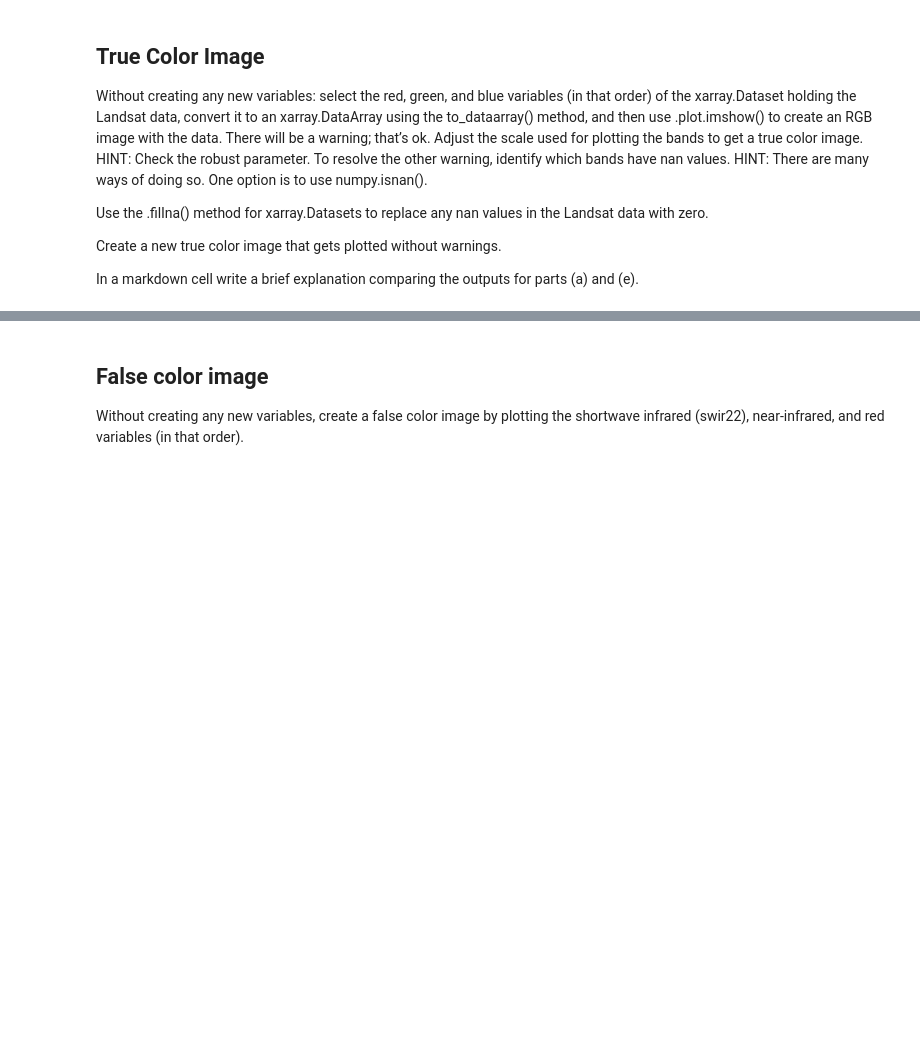
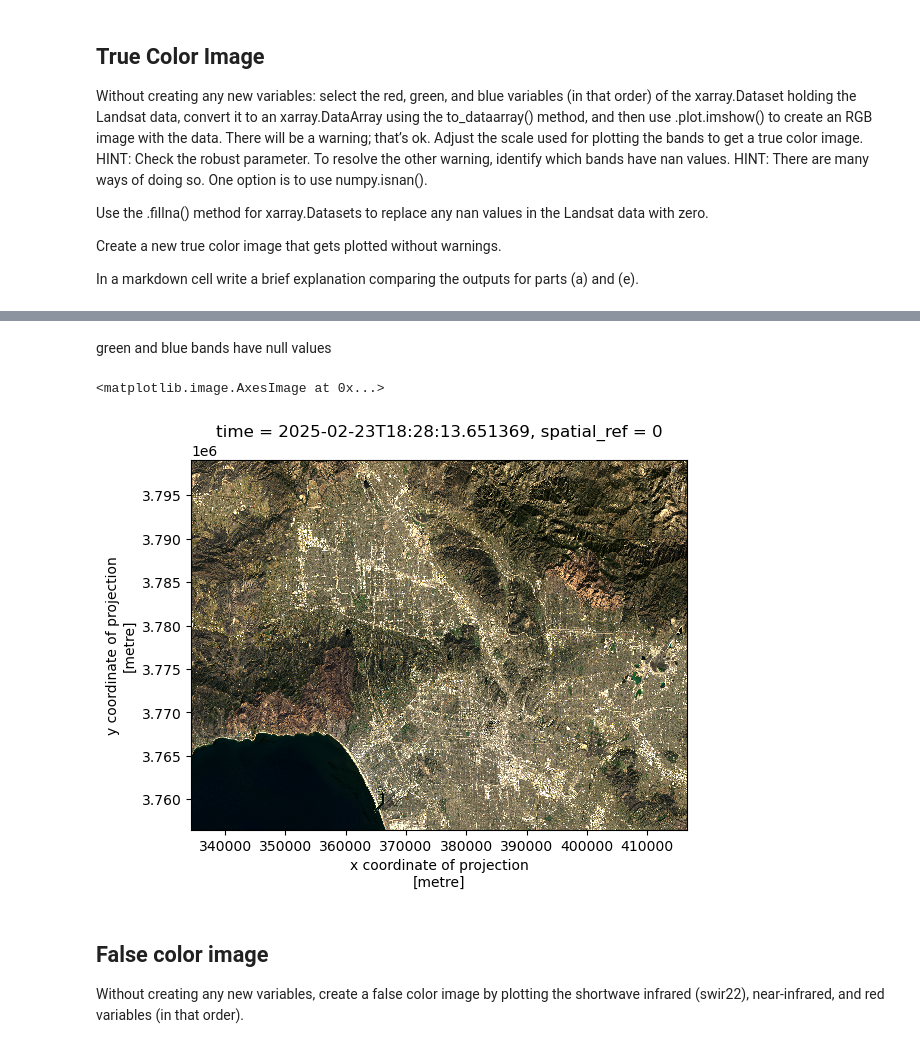
Before and after one commit to gingersknapp/eds220-hwk4, a Jupyter notebook: hwk4-task2-false-color-KNAPP.ipynb, the cells around one changed output, grey strips where cells are left out. Drawn from its saved outputs; the diff is of its cells as text; code cells hidden in the pictures; blank space fills up the shorter version.

```diff
--- a/hwk4-task2-false-color-KNAPP.ipynb
+++ b/hwk4-task2-false-color-KNAPP.ipynb
@@ -154,3 +156,14 @@ In a markdown cell write a brief explanation comparing the outputs for parts (a)
+# %% [markdown]
+green and blue bands have null values
+# %%
+# Plot a true color image
+(burnscar[['red', 'green', 'blue']]  # Select red, green, and blue bands
+ .fillna(1)                           # Fill missing values with 0
+ .to_dataarray()                     # Convert to dataArray
+ .plot.imshow(robust= True))
+# %% [output]
+<matplotlib.image.AxesImage at 0x...>
+[figure, added]
 # %% [markdown]
 ## False color image
 
```
Also changed, not shown: parts of 7 cells of this notebook.
